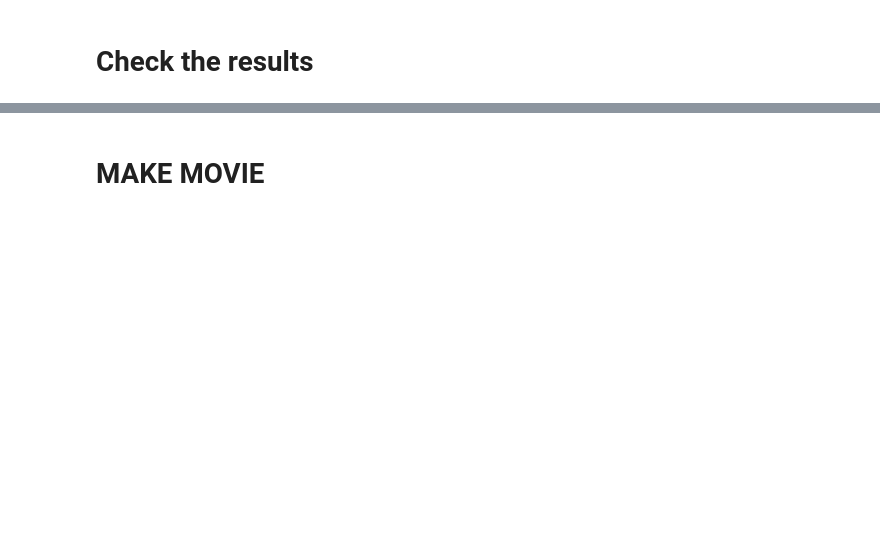
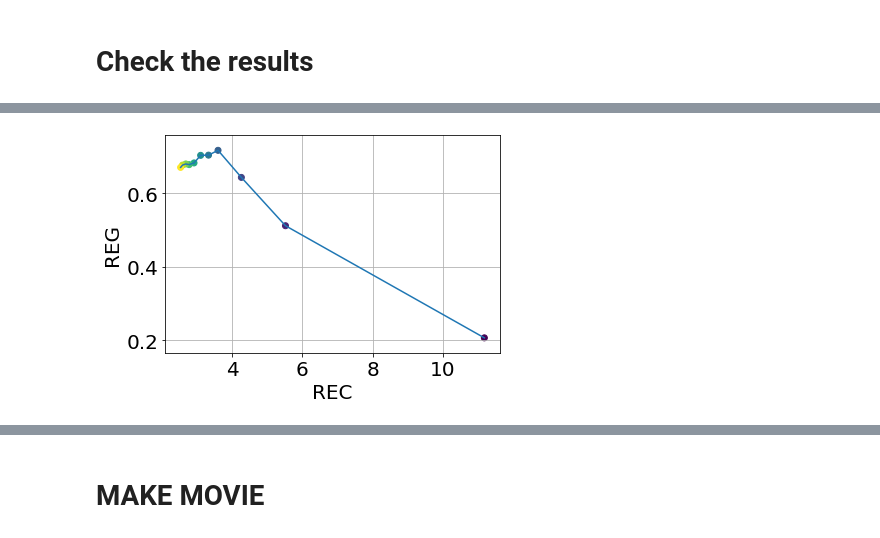
Before and after one commit to dalessioluca/cromwell_for_ML, a Jupyter notebook: main.ipynb, the cells around one changed output, grey strips where cells are left out. Drawn from its saved outputs; the diff is of its cells as text; code cells hidden in the pictures; blank space fills up the shorter version.

```diff
--- a/main.ipynb
+++ b/main.ipynb
@@ -155,20 +290,25 @@ plt.savefig(output_dir+name_vae+'_train.png')
 # %%
 # Plot of KL vs evidence
 fontsize=20
 labelsize=20
 
 how_many = 2000
 scale= 1
 N = len(history_dict["train_kl"][-how_many :])
 colors = np.arange(0.0,N,1.0)/N
 
 #plt.yscale('log')
 #plt.xlim(xmin=1.0, xmax=1.5)
 plt.xlabel('REC',fontsize=fontsize)
 plt.ylabel('REG',fontsize=fontsize)
 plt.tick_params(axis='both', which='major', labelsize=labelsize)
 plt.scatter(history_dict["train_nll"][-how_many :], history_dict["train_kl"][-how_many :],c=colors)
 plt.plot(history_dict["train_nll"][-how_many :], history_dict["train_kl"][-how_many :], '-')
 plt.grid()
 #plt.xlim(xmax=2.5)
-plt.savefig(output_dir+name_vae+'_kl_trajectory.png')
+
+
+tmp_file = os.path.join(output_dir, base_name+"_kl_trajectory.png")
+plt.savefig(tmp_file)
+# %% [output]
+[figure, added]
```
Also changed, not shown: parts of 33 cells of this notebook, 2 other files.
